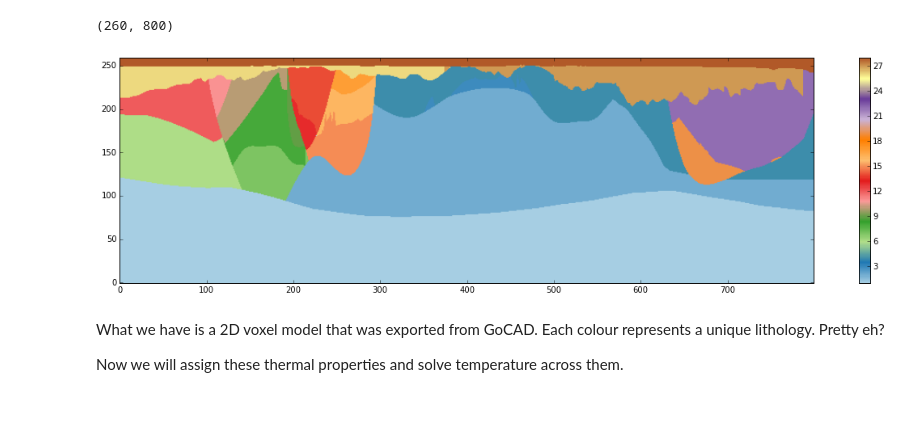
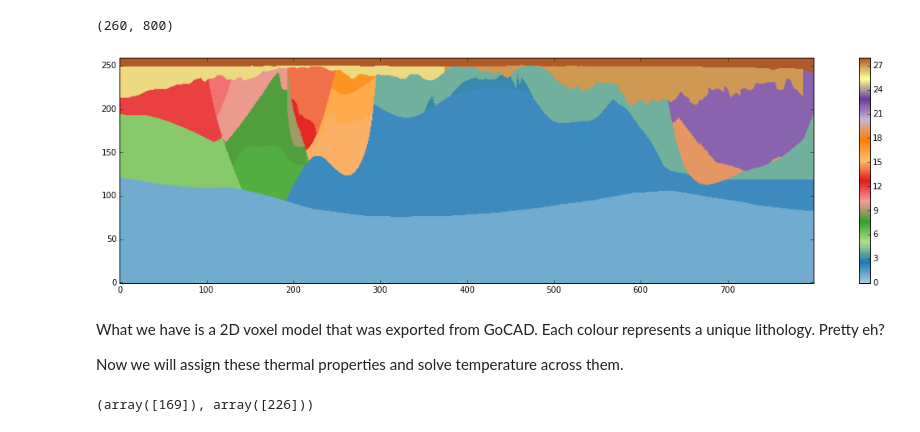
Before and after one commit to Underworld-Geodynamics-Education/Cloud-Intro2Python, a Jupyter notebook: Notebooks/SolveMathProblems/Finite difference operations.ipynb, the cells around one changed output. Saved outputs shown, nothing was run; the diff lists cells and outputs as text; code cells hidden in the pictures.

```diff
--- a/Notebooks/SolveMathProblems/Finite difference operations.ipynb
+++ b/Notebooks/SolveMathProblems/Finite difference operations.ipynb
@@ -356,16 +356,20 @@ voxel.shape
 # %%
 fig = plt.figure(1, figsize=(20, 5))
 
 ax1 = fig.add_subplot(111)
-im1 = ax1.imshow(voxel, origin='lower', cmap='Paired', vmin=1, vmax=28)
+im1 = ax1.imshow(voxel, origin='lower', cmap='Paired', vmin=0, vmax=28)
 fig.colorbar(im1, ax=ax1)
 
 plt.show()
 # %% [output]
-[figure, old version]
+[figure, new version]
 # %% [markdown]
 What we have is a 2D voxel model that was exported from GoCAD.
 Each colour represents a unique lithology.
 Pretty eh?
 
 Now we will assign these thermal properties and solve temperature across them.
+# %%
+print np.where(voxel == -99999)
+# %% [output]
+(array([169]), array([226]))
```
Also changed, not shown: 2 other files.
